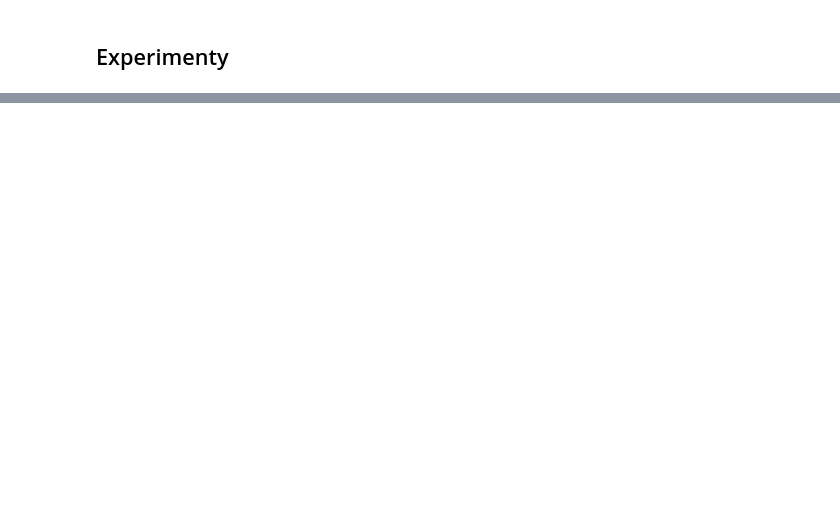
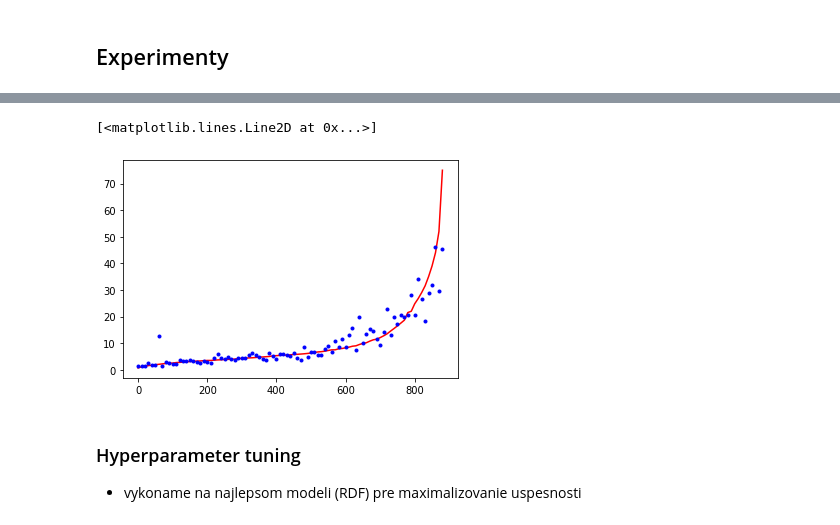
Before and after one commit to simon3358/oznal_2020, a Jupyter notebook: experimenty.ipynb, the cells around one changed output, grey strips where cells are left out. Saved outputs shown, nothing was run; the diff lists cells and outputs as text; code cells hidden in the pictures; blank space fills up the shorter version.

Commit message:
rozdelenie 70:15:15, one-hot encoding, normalizacia, hyperparameter tuning

```diff
--- a/experimenty.ipynb
+++ b/experimenty.ipynb
@@ -42,12 +61,25 @@ df_test.head(3)
 # %%
-# x_features = ['Location', 'Year','Kilometers_Driven', 'Transmission', 'Owner_Type', 'Price_km',
-#               'Power', 'Seats', 'Engine']
-x_features = ['Year','Kilometers_Driven', 'Price_km', 'Power', 'Seats', 'Engine']
+x_features = ['Year','Kilometers_Driven', 'Transmission', 'Owner_Type', 'Price_km',
+              'Power', 'Seats', 'Engine']
 
 df_train = df_train.dropna()
 df_test = df_test.dropna()
 
+valid_limit = int(len(df_test)*0.5)
+
+
 x_train = df_train[x_features]
-x_test = df_test[x_features]
+x_test = df_test[x_features][:valid_limit]
+x_valid = df_test[x_features][valid_limit:]
+
 y_train = df_train['Price']
-y_test = df_test['Price']
+y_test = df_test['Price'][:valid_limit]
+y_valid = df_test['Price'][valid_limit:]
+
+print(f"Data rozdelene: train = {len(x_train)}, test = {len(x_test)}, valid = {len(x_valid)}")
+
+# scaler = MinMaxScaler()
+# x_train = scaler.fit_transform(df_train[x_features])
+# x_test = scaler.transform(df_test[x_features])
+# y_train = scaler.fit_transform(df_train['Price'])
+# y_test = scaler.transform(df_test['Price'])
@@ -75,11 +151,17 @@ predict3 = train_evaluate_model(RandomForestRegressor())
 # %%
 # Graf na zobrazenie predikcie:
 #   cervena - skutocne hodnoty (zoradene)
 #   modra   - predikovane hodnoty
 
-dfl = pd.DataFrame(predict1, y_test)
+dfl = pd.DataFrame(predict3, y_test)
 dfl = dfl.sort_values(by='Price')
 
 l = list(range(0, y_test.count()))
 plt.plot(l[::10], dfl.index[::10], c='red')     # y_test
 plt.plot(l[::10], dfl[0][::10], '.', c='blue')  # predict
+# %% [output]
+[<matplotlib.lines.Line2D at 0x...>]
+[figure, added]
+# %% [markdown]
+### Hyperparameter tuning
+- vykoname na najlepsom modeli (RDF) pre maximalizovanie uspesnosti
```
Also changed, not shown: parts of 16 cells of this notebook, 3 other files.
